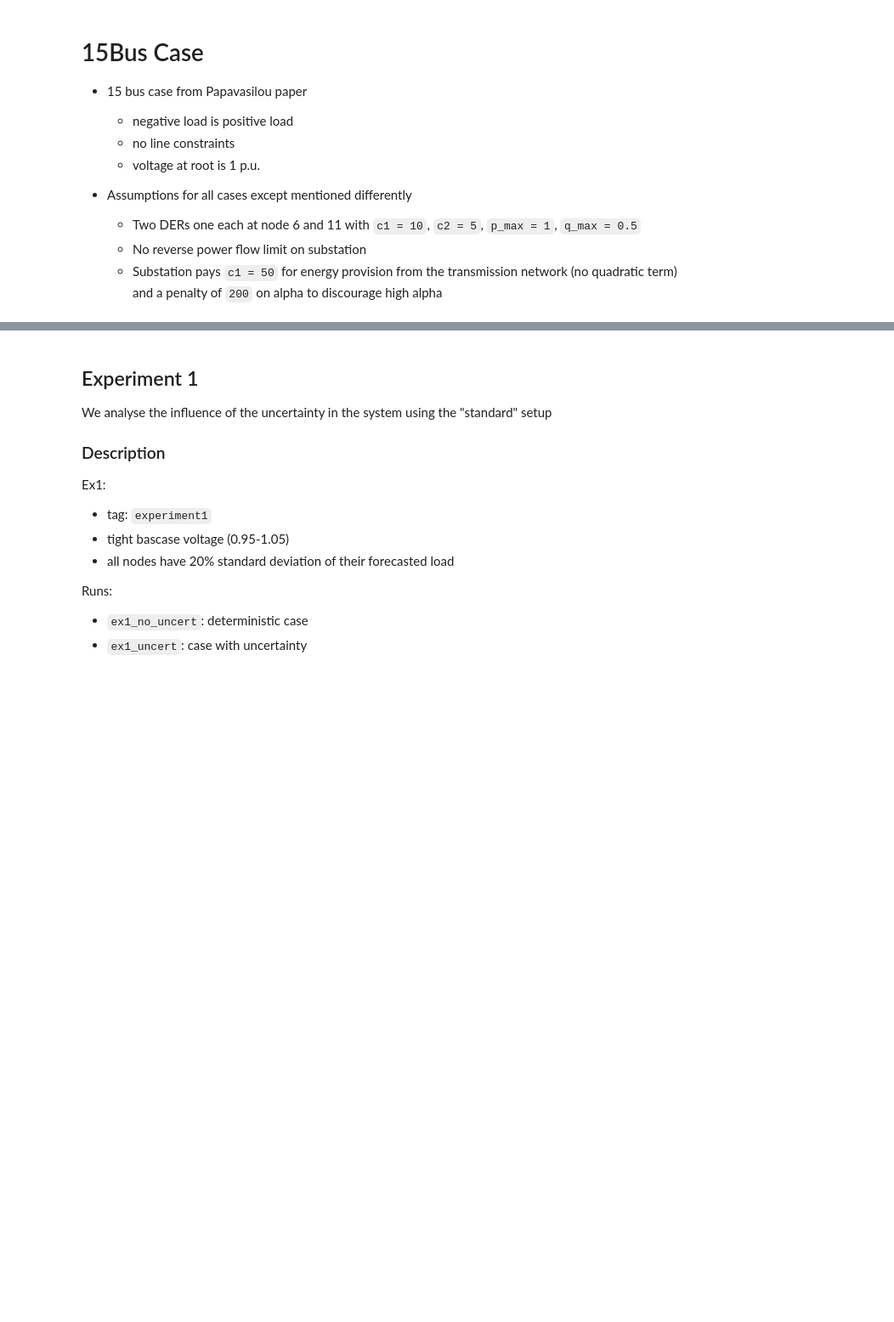
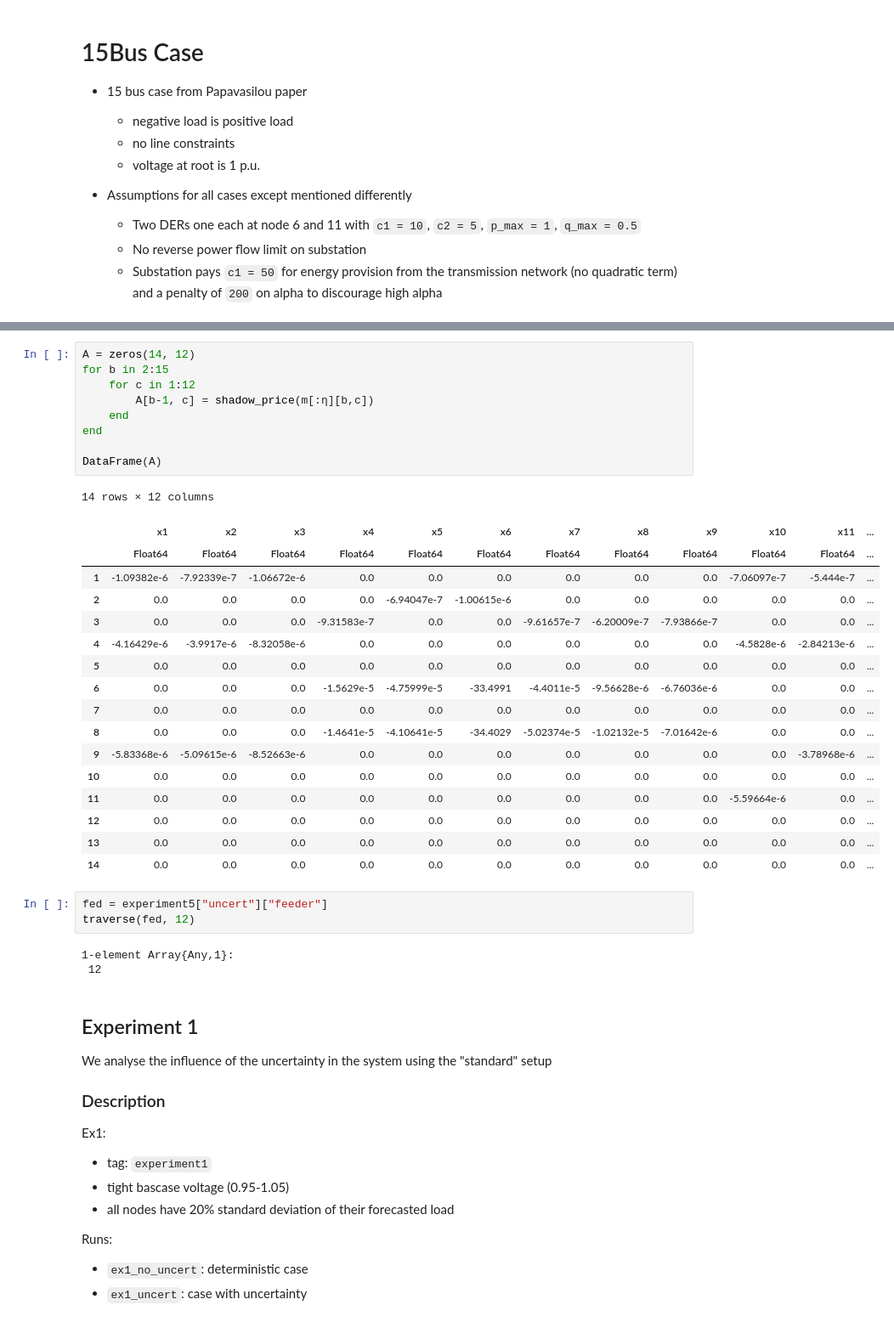
Before and after one commit to mieth-robert/DLMP_uncertainty_CodeSupplement, a Jupyter notebook: case_study.ipynb, the cells around one changed output, grey strips where cells are left out. Shown at 85% size. Cells and saved outputs as stored; diff of their text form; blank space fills up the shorter version.

```diff
--- a/case_study.ipynb
+++ b/case_study.ipynb
@@ -216,3 +246,36 @@ Running gen_uncert
+# %%
+A = zeros(14, 12)
+for b in 2:15
+    for c in 1:12
+        A[b-1, c] = shadow_price(m[:η][b,c])
+    end
+end
+
+DataFrame(A)
+# %% [output]
+14 rows × 12 columns
+|  | x1 | x2 | x3 | x4 | x5 | x6 | x7 | x8 | x9 | x10 | x11 | ... |
+|  | Float64 | Float64 | Float64 | Float64 | Float64 | Float64 | Float64 | Float64 | Float64 | Float64 | Float64 | ... |
+| 1 | -1.09382e-6 | -7.92339e-7 | -1.06672e-6 | 0.0 | 0.0 | 0.0 | 0.0 | 0.0 | 0.0 | -7.06097e-7 | -5.444e-7 | ... |
+| 2 | 0.0 | 0.0 | 0.0 | 0.0 | -6.94047e-7 | -1.00615e-6 | 0.0 | 0.0 | 0.0 | 0.0 | 0.0 | ... |
+| 3 | 0.0 | 0.0 | 0.0 | -9.31583e-7 | 0.0 | 0.0 | -9.61657e-7 | -6.20009e-7 | -7.93866e-7 | 0.0 | 0.0 | ... |
+| 4 | -4.16429e-6 | -3.9917e-6 | -8.32058e-6 | 0.0 | 0.0 | 0.0 | 0.0 | 0.0 | 0.0 | -4.5828e-6 | -2.84213e-6 | ... |
+| 5 | 0.0 | 0.0 | 0.0 | 0.0 | 0.0 | 0.0 | 0.0 | 0.0 | 0.0 | 0.0 | 0.0 | ... |
+| 6 | 0.0 | 0.0 | 0.0 | -1.5629e-5 | -4.75999e-5 | -33.4991 | -4.4011e-5 | -9.56628e-6 | -6.76036e-6 | 0.0 | 0.0 | ... |
+| 7 | 0.0 | 0.0 | 0.0 | 0.0 | 0.0 | 0.0 | 0.0 | 0.0 | 0.0 | 0.0 | 0.0 | ... |
+| 8 | 0.0 | 0.0 | 0.0 | -1.4641e-5 | -4.10641e-5 | -34.4029 | -5.02374e-5 | -1.02132e-5 | -7.01642e-6 | 0.0 | 0.0 | ... |
+| 9 | -5.83368e-6 | -5.09615e-6 | -8.52663e-6 | 0.0 | 0.0 | 0.0 | 0.0 | 0.0 | 0.0 | 0.0 | -3.78968e-6 | ... |
+| 10 | 0.0 | 0.0 | 0.0 | 0.0 | 0.0 | 0.0 | 0.0 | 0.0 | 0.0 | 0.0 | 0.0 | ... |
+| 11 | 0.0 | 0.0 | 0.0 | 0.0 | 0.0 | 0.0 | 0.0 | 0.0 | 0.0 | -5.59664e-6 | 0.0 | ... |
+| 12 | 0.0 | 0.0 | 0.0 | 0.0 | 0.0 | 0.0 | 0.0 | 0.0 | 0.0 | 0.0 | 0.0 | ... |
+| 13 | 0.0 | 0.0 | 0.0 | 0.0 | 0.0 | 0.0 | 0.0 | 0.0 | 0.0 | 0.0 | 0.0 | ... |
+| 14 | 0.0 | 0.0 | 0.0 | 0.0 | 0.0 | 0.0 | 0.0 | 0.0 | 0.0 | 0.0 | 0.0 | ... |
+# %%
+fed = experiment5["uncert"]["feeder"]
+traverse(fed, 12)
+# %% [output]
+1-element Array{Any,1}:
+ 12
 # %% [markdown]
 ## Experiment 1
 
```
Also changed, not shown: parts of 24 cells of this notebook, 8 other files.
